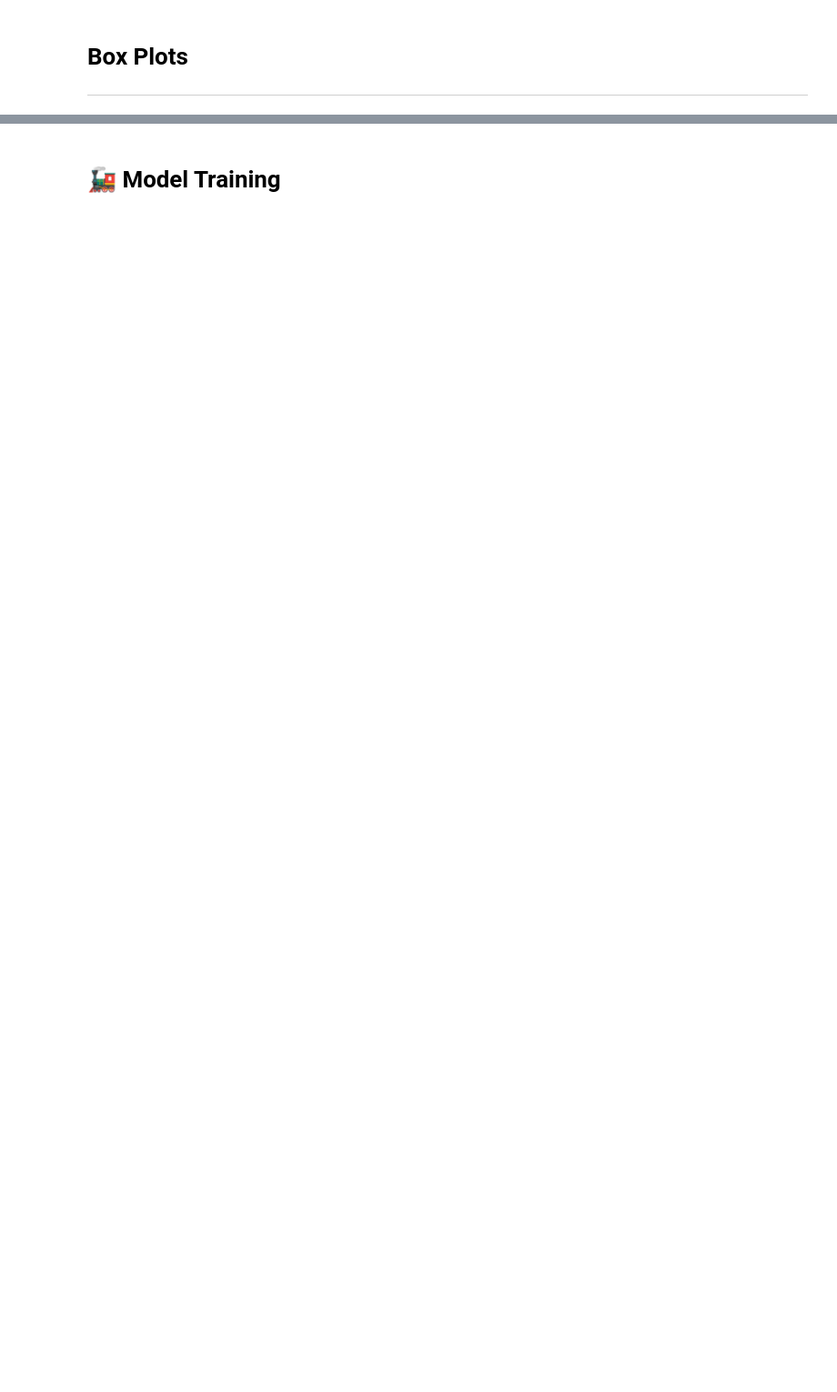
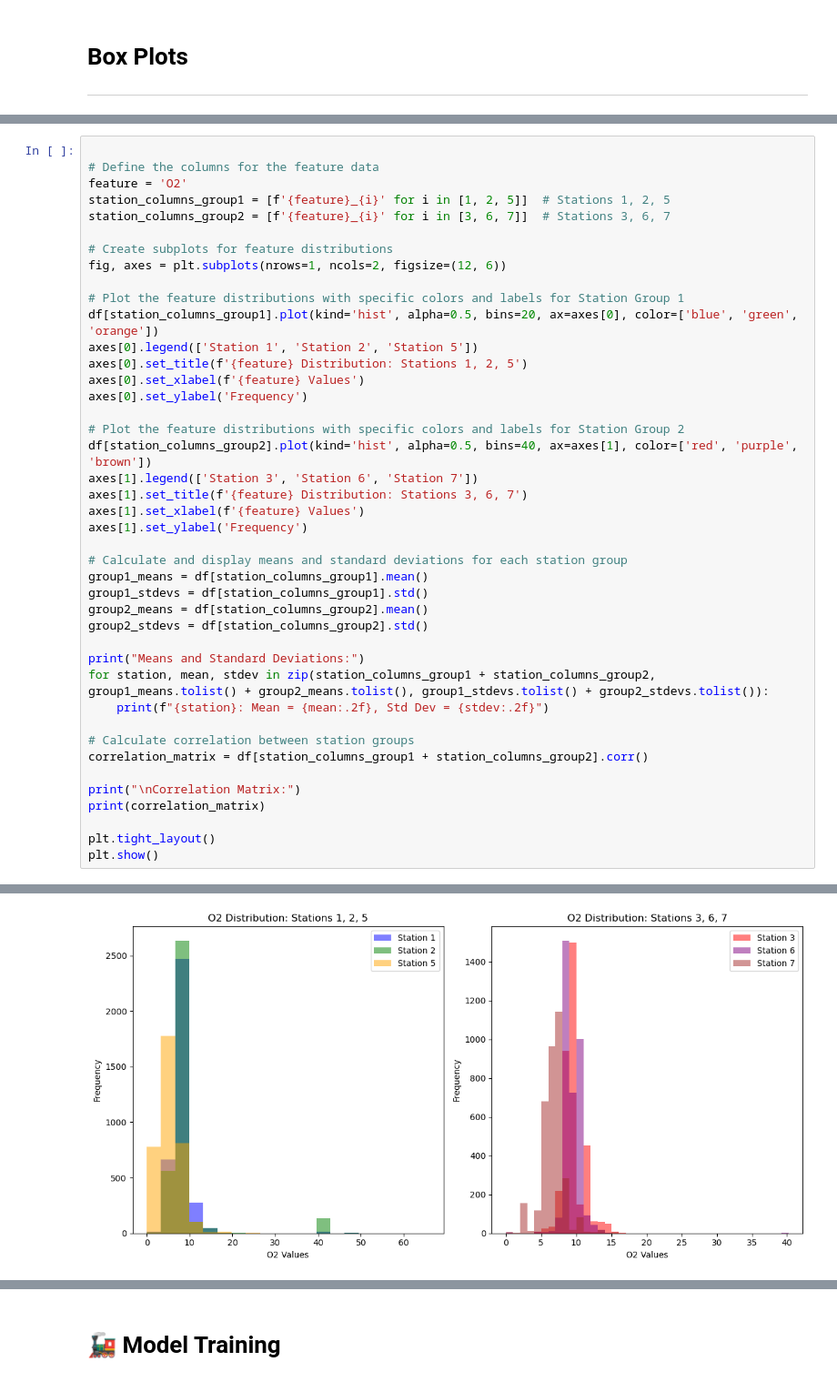
Before and after one commit to tonyhollaar/kaggle-competitions, a Jupyter notebook: improve-a-fixed-model-the-data-centric-way.ipynb, the cells around one changed output, grey strips where cells are left out. Shown at 91% size. Saved outputs shown, nothing was run; the diff lists cells and outputs as text; blank space fills up the shorter version.

Commit message:
Kaggle Notebook | Improve a Fixed Model the Data-Centric Way! | Version 6

```diff
--- a/improve-a-fixed-model-the-data-centric-way.ipynb
+++ b/improve-a-fixed-model-the-data-centric-way.ipynb
@@ -295,0 +574,43 @@ fig.show()
+# %%
+
+# Define the columns for the feature data
+feature = 'O2'
+station_columns_group1 = [f'{feature}_{i}' for i in [1, 2, 5]]  # Stations 1, 2, 5
+station_columns_group2 = [f'{feature}_{i}' for i in [3, 6, 7]]  # Stations 3, 6, 7
+
+# Create subplots for feature distributions
+fig, axes = plt.subplots(nrows=1, ncols=2, figsize=(12, 6))
+
+# Plot the feature distributions with specific colors and labels for Station Group 1
+df[station_columns_group1].plot(kind='hist', alpha=0.5, bins=20, ax=axes[0], color=['blue', 'green', 'orange'])
+axes[0].legend(['Station 1', 'Station 2', 'Station 5'])
+axes[0].set_title(f'{feature} Distribution: Stations 1, 2, 5')
+axes[0].set_xlabel(f'{feature} Values')
+axes[0].set_ylabel('Frequency')
+
+# Plot the feature distributions with specific colors and labels for Station Group 2
+df[station_columns_group2].plot(kind='hist', alpha=0.5, bins=40, ax=axes[1], color=['red', 'purple', 'brown'])
+axes[1].legend(['Station 3', 'Station 6', 'Station 7'])
+axes[1].set_title(f'{feature} Distribution: Stations 3, 6, 7')
+axes[1].set_xlabel(f'{feature} Values')
+axes[1].set_ylabel('Frequency')
+
+# Calculate and display means and standard deviations for each station group
+group1_means = df[station_columns_group1].mean()
+group1_stdevs = df[station_columns_group1].std()
+group2_means = df[station_columns_group2].mean()
+group2_stdevs = df[station_columns_group2].std()
+
+print("Means and Standard Deviations:")
+for station, mean, stdev in zip(station_columns_group1 + station_columns_group2, group1_means.tolist() + group2_means.tolist(), group1_stdevs.tolist() + group2_stdevs.tolist()):
+    print(f"{station}: Mean = {mean:.2f}, Std Dev = {stdev:.2f}")
+
+# Calculate correlation between station groups
+correlation_matrix = df[station_columns_group1 + station_columns_group2].corr()
+
+print("\nCorrelation Matrix:")
+print(correlation_matrix)
+
+plt.tight_layout()
+plt.show()
+# %% [output]
@@ -295,0 +633 @@ fig.show()
+[figure, added]
```
Also changed, not shown: parts of 43 cells of this notebook.
